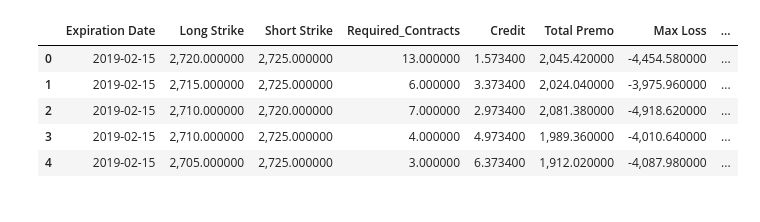
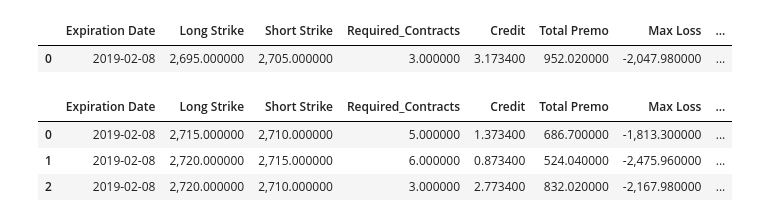
Before and after one commit to auto-d1dact/Trading, a Jupyter notebook: Notebooks/SPX Options Analysis - CBOE.ipynb, the cells around one changed output. Drawn from its saved outputs; the diff is of its cells as text; code cells hidden in the pictures.

```diff
--- a/Notebooks/SPX Options Analysis - CBOE.ipynb
+++ b/Notebooks/SPX Options Analysis - CBOE.ipynb
@@ -17,7 +17,7 @@ pd.options.display.float_format = '{:,.6f}'.format
 %matplotlib inline
 os.chdir('D:\Options Data\CBOE Manual Downloads')
 # %%
-filename = 'spx_2019-02-06-2-37.dat'
+filename = 'spx_2019-02-07-4-34.dat'
 
 vix = yahoo_query('^VIX',dt.datetime.today())
 vix.minute_query()
@@ -46,6 +46,12 @@ put_columns = list(filter(lambda x: x in universal_columns or '1' in x, options_
 
 calls = options_chain[call_columns]
 del calls['Calls'], calls['Puts']
+
+a = (calls['IV']**2)/2
+b = -calls['IV']*norm.ppf(calls['Delta'])
+c = np.log(curr_spx/calls['Strike'])
+
+calls['time_remaining'] = ((-b + np.sqrt(b**2 - 4*a*c))/(2*a))**2
 
 puts = options_chain[put_columns]
 puts.columns = [x.replace('.1','') for x in puts.columns.tolist()]
@@ -115,7 +121,7 @@ def create_spreads(spreads, contract_type = 'puts', net_delta_threshold = 0.275)
 
     return spreads
 # %%
-day_diff = 8
+day_diff = 0
 
 bid_threshold = 0.5
 
@@ -126,6 +132,12 @@ weekly_puts = weekly_puts[(weekly_puts.Strike <= curr_spx) &
                           (weekly_puts['Bid'] >= bid_threshold)].sort_values('Strike', ascending = False)
 weekly_puts = weekly_puts.drop_duplicates(subset = ['Strike'], keep = 'last').reset_index(drop = True)
 
+weekly_calls = calls[(calls['Expiration Date'] - dt.datetime.today()).dt.days == day_diff]
+weekly_calls = weekly_calls[(weekly_calls.Strike >= curr_spx) &
+                            (weekly_calls['Bid'] >= bid_threshold)].sort_values('Strike', ascending = True)
+weekly_calls = weekly_calls.drop_duplicates(subset = ['Strike'], keep = 'last').reset_index(drop = True)
+
+time_remaining = weekly_calls.time_remaining.mean()
 
 put_spreads_list = []
 for idx, row in weekly_puts.iterrows():
@@ -137,7 +149,7 @@ for idx, row in weekly_puts.iterrows():
         put_spreads['Short Strike'] = row.Strike
         put_spreads['Short Bid'] = row.Bid
         put_spreads['Short Delta'] = row.Delta
-        put_spreads['Weekly IV'] = vix.reset_index().loc[len(vix) - 1, '^VIX_close']/np.sqrt(52)/100
+        put_spreads['Weekly IV'] = (vix.reset_index().loc[len(vix) - 1, '^VIX_close']/100)*np.sqrt(time_remaining)
     put_spreads_list.append(create_spreads(put_spreads, 'puts', net_delta_threshold))
 
 put_spreads = pd.concat(put_spreads_list, axis = 0).dropna().reset_index(drop = True)
@@ -148,37 +160,33 @@ put_spreads['Max Loss Differences'] = put_spreads['Max Loss'] - put_spreads['SPX
 
 put_spreads = put_spreads.sort_values('EV', ascending = False).reset_index(drop = True)
 put_spreads[['Expiration Date','Long Strike','Short Strike','Required_Contracts','Credit','Total Premo','Max Loss','EV','Win Prob']]
+# %% [output]
+|  | Expiration Date | Long Strike | Short Strike | Required_Contracts | Credit | Total Premo | Max Loss | ... |
+| 0 | 2019-02-08 | 2,695.000000 | 2,705.000000 | 3.000000 | 3.173400 | 952.020000 | -2,047.980000 | ... |
 # %%
-weekly_calls = calls[(calls['Expiration Date'] - dt.datetime.today()).dt.days == day_diff]
-weekly_calls = weekly_calls[(weekly_calls.Strike >= curr_spx) &
-                            (weekly_calls['Bid'] >= bid_threshold)].sort_values('Strike', ascending = True)
-weekly_calls = weekly_calls.drop_duplicates(subset = ['Strike'], keep = 'last').reset_index(drop = True)
-
 call_spreads_list = []
 for idx, row in weekly_calls.iterrows():
     call_spreads = weekly_calls[weekly_calls.Strike > row.Strike][['Expiration Date','Strike','Ask','Delta']]
     if len(call_spreads) < 3:
         continue
     else:
         call_spreads.columns = ['Expiration Date','Long Strike','Long Ask', 'Long Delta']
         call_spreads['Short Strike'] = row.Strike
         call_spreads['Short Bid'] = row.Bid
         call_spreads['Short Delta'] = row.Delta
-        call_spreads['Weekly IV'] = vix.reset_index().loc[len(vix) - 1, '^VIX_close']/np.sqrt(52)/100
+        call_spreads['Weekly IV'] = (vix.reset_index().loc[len(vix) - 1, '^VIX_close']/100)*np.sqrt(time_remaining)
     call_spreads_list.append(create_spreads(call_spreads, 'calls', net_delta_threshold))
 
 call_spreads = pd.concat(call_spreads_list, axis = 0).dropna().reset_index(drop = True)
 call_spreads = call_spreads[(call_spreads['Total Premo'] > weekly_calls.loc[0,'Bid']*100) &
                             (call_spreads['Prob of Better Than ES'] > 0.5) &
                             (call_spreads['Max Loss'] > -5000)].reset_index(drop = True)
 call_spreads['Max Loss Differences'] = call_spreads['Max Loss'] - call_spreads['SPX Equiv Lower Loss']
 
 call_spreads = call_spreads.sort_values('EV', ascending = False).reset_index(drop = True)
 call_spreads[['Expiration Date','Long Strike','Short Strike','Required_Contracts','Credit','Total Premo','Max Loss','EV','Win Prob']]
 # %% [output]
 |  | Expiration Date | Long Strike | Short Strike | Required_Contracts | Credit | Total Premo | Max Loss | ... |
-| 0 | 2019-02-15 | 2,720.000000 | 2,725.000000 | 13.000000 | 1.573400 | 2,045.420000 | -4,454.580000 | ... |
-| 1 | 2019-02-15 | 2,715.000000 | 2,725.000000 | 6.000000 | 3.373400 | 2,024.040000 | -3,975.960000 | ... |
-| 2 | 2019-02-15 | 2,710.000000 | 2,720.000000 | 7.000000 | 2.973400 | 2,081.380000 | -4,918.620000 | ... |
-| 3 | 2019-02-15 | 2,710.000000 | 2,725.000000 | 4.000000 | 4.973400 | 1,989.360000 | -4,010.640000 | ... |
-| 4 | 2019-02-15 | 2,705.000000 | 2,725.000000 | 3.000000 | 6.373400 | 1,912.020000 | -4,087.980000 | ... |
+| 0 | 2019-02-08 | 2,715.000000 | 2,710.000000 | 5.000000 | 1.373400 | 686.700000 | -1,813.300000 | ... |
+| 1 | 2019-02-08 | 2,720.000000 | 2,715.000000 | 6.000000 | 0.873400 | 524.040000 | -2,475.960000 | ... |
+| 2 | 2019-02-08 | 2,720.000000 | 2,710.000000 | 3.000000 | 2.773400 | 832.020000 | -2,167.980000 | ... |
```
Also changed, not shown: parts of 4 cells of this notebook.
